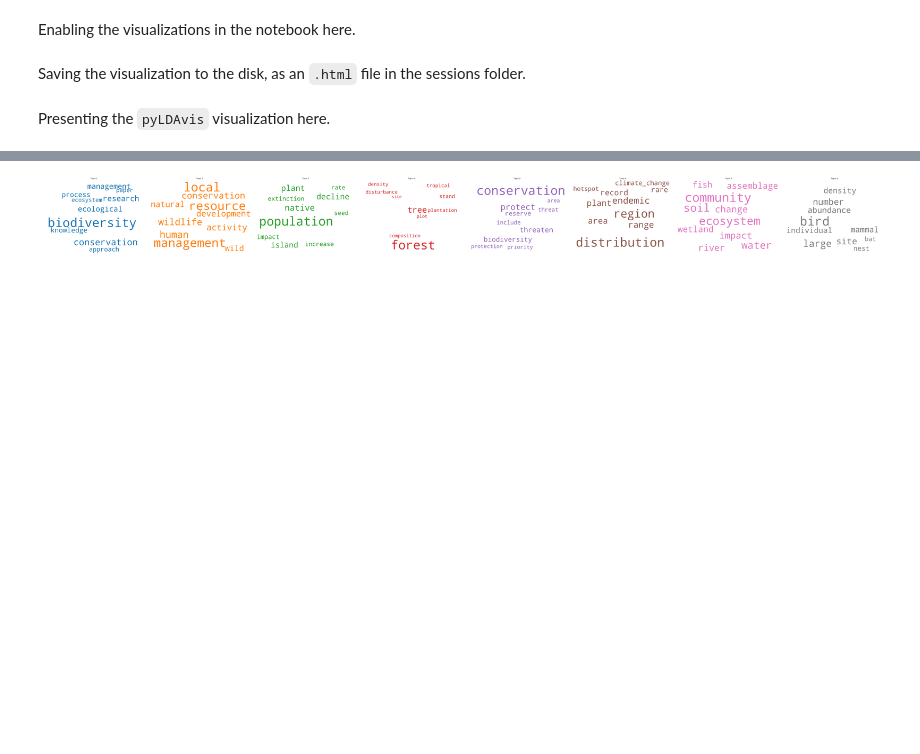
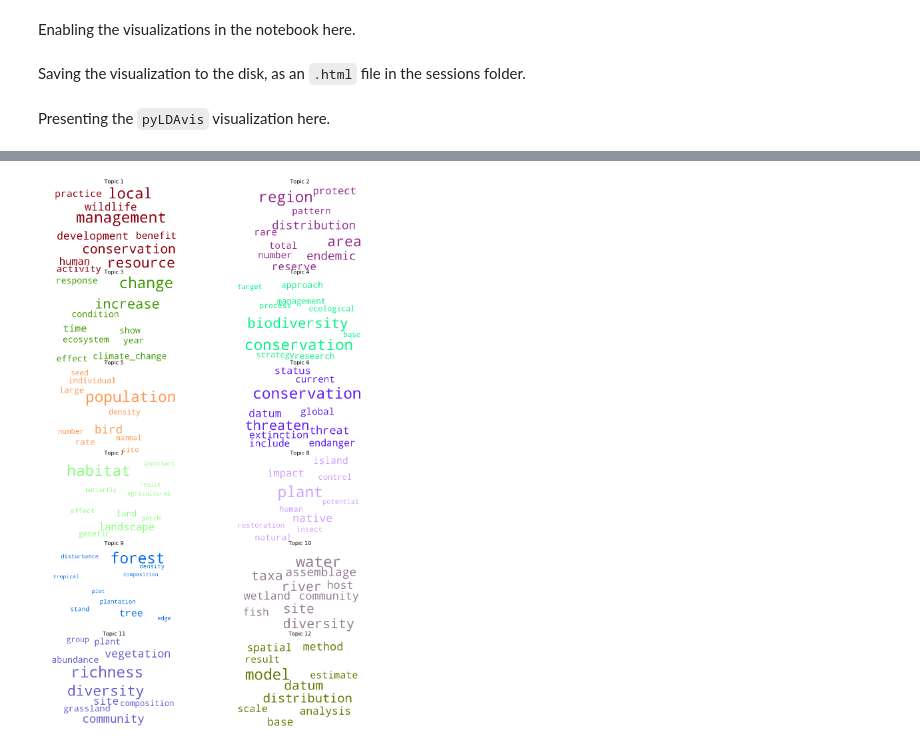
Before and after one commit to SarthakJShetty/Bias, a Jupyter notebook: notebooks/TESTING_NLP_Engine_12.ipynb, the cells around one changed output, grey strips where cells are left out. Drawn from its saved outputs; the diff is of its cells as text; code cells hidden in the pictures; blank space fills up the shorter version.

Commit message:
Finally got the contextual graphs to work. Will be presenting for feedback soon.

```diff
--- a/notebooks/TESTING_NLP_Engine_12.ipynb
+++ b/notebooks/TESTING_NLP_Engine_12.ipynb
@@ -493,38 +493,37 @@ topic
 
 [806 rows x 3 columns], R=30, lambda_step=0.01, plot_opts={'ylab': 'PC2', 'xlab': 'PC1'}, topic_order=[12, 5, 11, 9, 4, 7, 2, 10, 6, 1, 8, 3])
+# %%
+topics = optimal_model.show_topics(num_topics = -1, formatted=False)
 # %%
 from matplotlib import pyplot as plt
 from wordcloud import WordCloud, STOPWORDS
 import matplotlib.colors as mcolors
 
-cols = [color for name, color in mcolors.TABLEAU_COLORS.items()]  # more colors: 'mcolors.XKCD_COLORS'
+cols = [color for name, color in mcolors.XKCD_COLORS.items()]  # more colors: 'mcolors.XKCD_COLORS'
 
 cloud = WordCloud(stopwords=stop_words,
                   background_color='white',
                   width=2500,
                   height=1800,
                   max_words=10,
                   colormap='tab8',
                   color_func=lambda *args, **kwargs: cols[i],
                   prefer_horizontal=1.0)
 
-topics = optimal_model.show_topics(formatted=False)
-
-fig, axes = plt.subplots(1, 8, figsize=(100, 100), sharex=True, sharey=True)
+fig, axes = plt.subplots(6, 2, figsize = (20, 30), sharex=True, sharey=True)
 
 for i, ax in enumerate(axes.flatten()):
     fig.add_subplot(ax)
     topic_words = dict(topics[i][1])
     cloud.generate_from_frequencies(topic_words, max_font_size=300)
     plt.gca().imshow(cloud)
     plt.gca().set_title('Topic ' + str(i+1), fontdict=dict(size=16))
     plt.gca().axis('off')
 
 
 plt.subplots_adjust(wspace=0, hspace=0)
 plt.axis('off')
 plt.margins(x=0, y=0)
-plt.tight_layout()
 plt.show()
 # %% [output]
-[figure, old version]
+[figure, new version]
```
Also changed, not shown: parts of 10 cells of this notebook.
